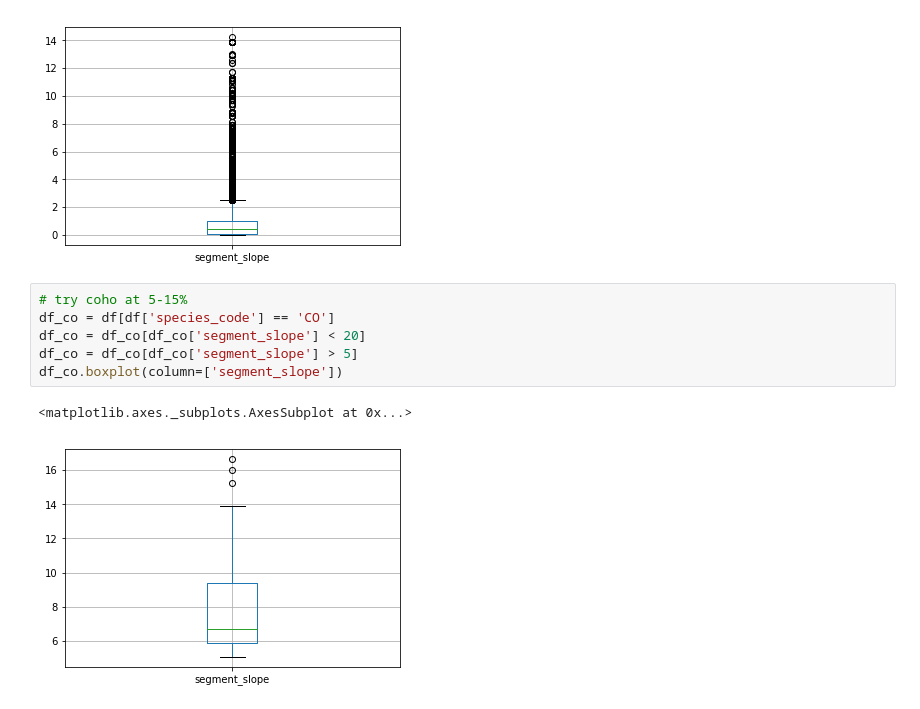
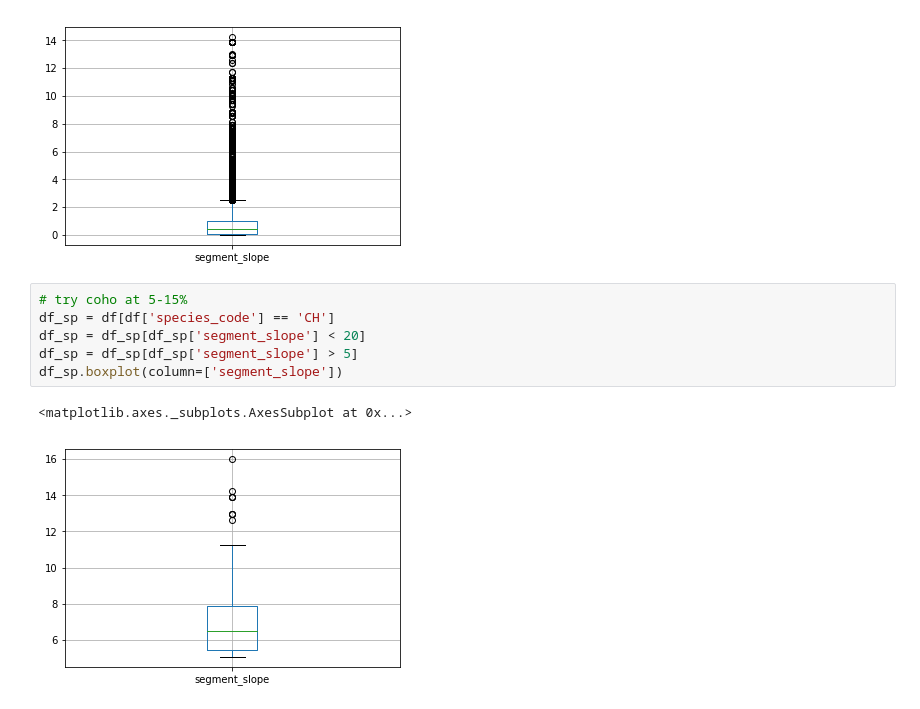
Before and after one commit to smnorris/bcfishobs_spp-by-slope, a Jupyter notebook: notebooks/Observations_species_slope.ipynb, the cells around one changed output. Cells and saved outputs as stored; diff of their text form.

Commit message:
all salmon boxplots

```diff
--- a/notebooks/Observations_species_slope.ipynb
+++ b/notebooks/Observations_species_slope.ipynb
@@ -80,10 +80,10 @@ df[df['segment_slope'] < 15].boxplot(column=['segment_slope'])
 [figure]
 # %%
 # try coho at 5-15%
-df_co = df[df['species_code'] == 'CO']
-df_co = df_co[df_co['segment_slope'] < 20]
-df_co = df_co[df_co['segment_slope'] > 5]
-df_co.boxplot(column=['segment_slope'])
+df_sp = df[df['species_code'] == 'CH']
+df_sp = df_sp[df_sp['segment_slope'] < 20]
+df_sp = df_sp[df_sp['segment_slope'] > 5]
+df_sp.boxplot(column=['segment_slope'])
 # %% [output]
 <matplotlib.axes._subplots.AxesSubplot at 0x...>
-[figure, old version]
+[figure, new version]
```
Also changed, not shown: parts of 5 cells of this notebook.
